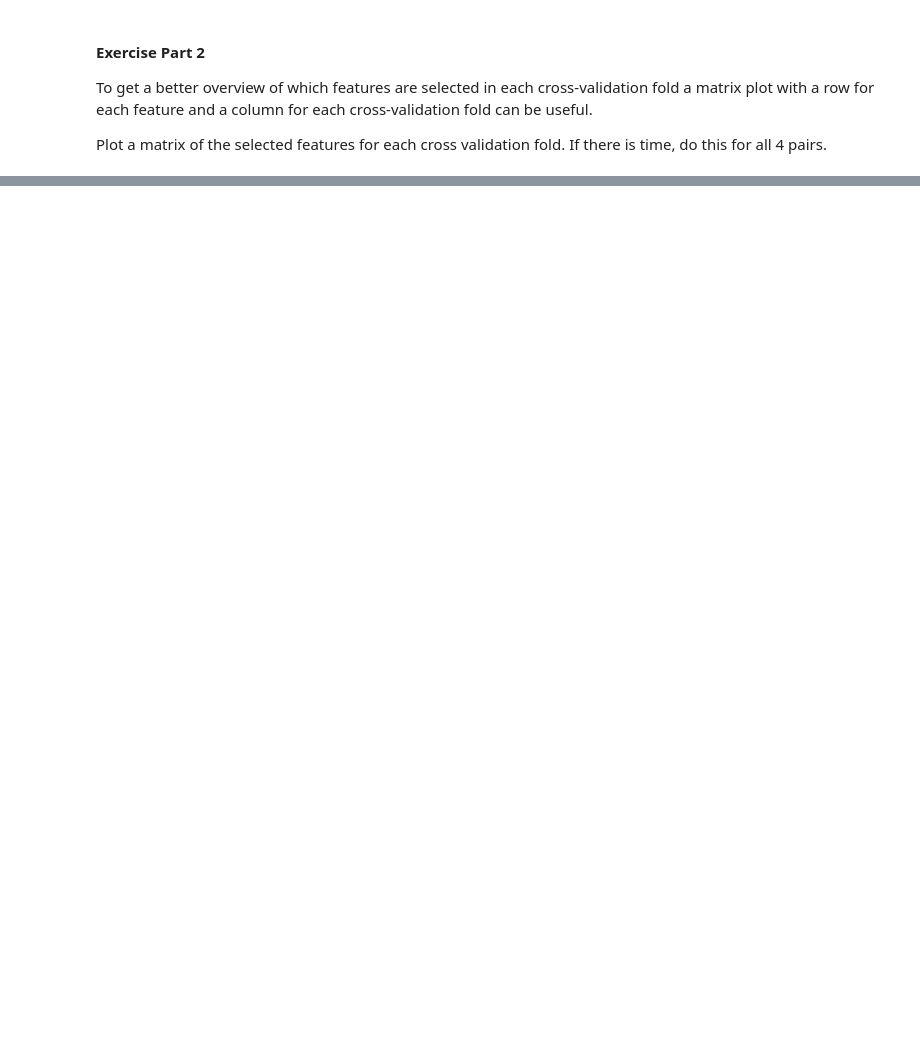
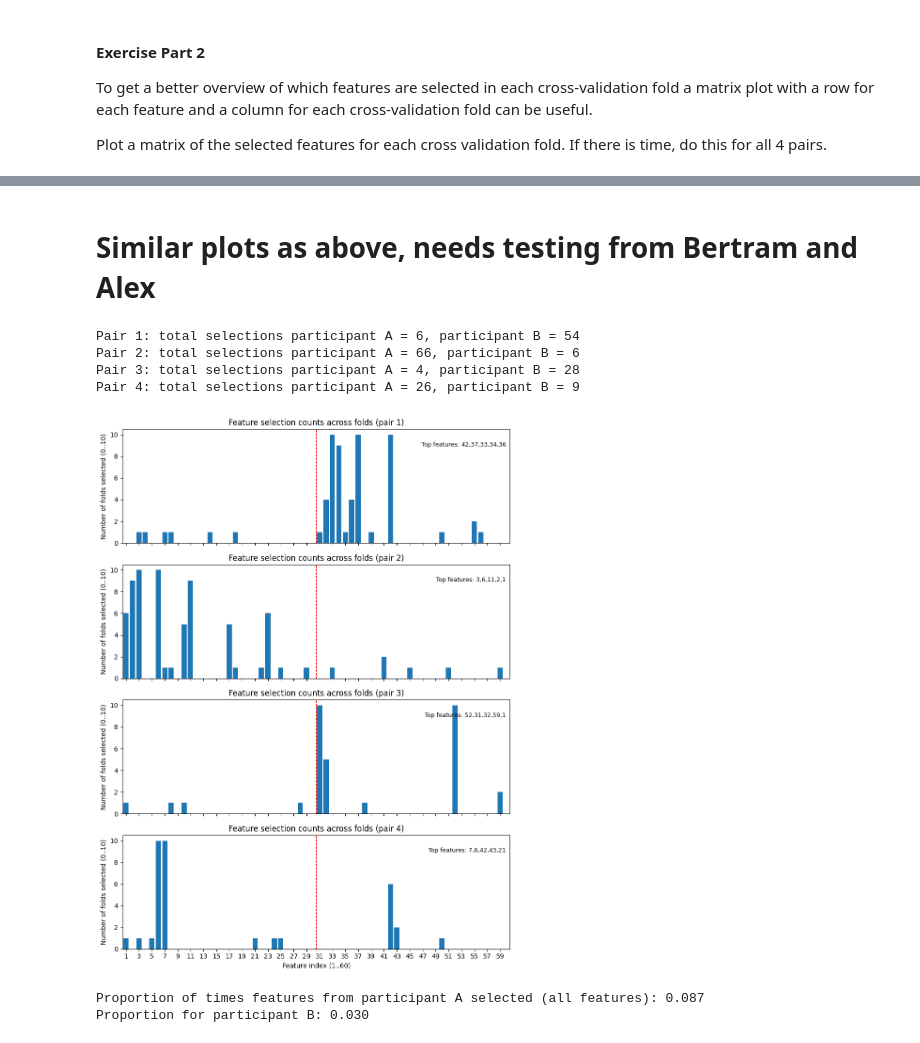
Before and after one commit to CarlaZdravkovicHugod/recall_miniproject_02464, a Jupyter notebook: miniproject2/logistic_regression_classification_2025_weeks8&9.ipynb, the cells around one changed output, grey strips where cells are left out. Cells and saved outputs as stored; diff of their text form; code cells hidden in the pictures; blank space fills up the shorter version.

```diff
--- a/miniproject2/logistic_regression_classification_2025_weeks8&9.ipynb
+++ b/miniproject2/logistic_regression_classification_2025_weeks8&9.ipynb
@@ -181,0 +183,16 @@ for p in range(n_pairs):
+# %%
+# Get accuracy
+for p in range(n_pairs):
+    n_features = features[p].shape[1]
+    selection_matrix = np.zeros((n_features, K))
+
+    for k in range(K):
+        selected_features = sfs_features[p][k]
+        selection_matrix[selected_features, k] = 1
+
+    # Count selections for participant A (features 0-29) and B (features 30-59)
+    counts_A = np.sum(selection_matrix[0:30, :])
+    counts_B = np.sum(selection_matrix[30:60, :])
+    print(f'Pair {p+1}:')
+    print(f'Participant A - Selected features count: {counts_A}')
+    print(f'Participant B - Selected features count: {counts_B}')
@@ -204,0 +236,57 @@ h
+# %% [markdown]
+# Similar plots as above, needs testing from Bertram and Alex
+# %%
+# Plot feature selection counts for all pairs
+fig, axes = plt.subplots(n_pairs, 1, figsize=(9, 3 * n_pairs), sharex=True)
+if n_pairs == 1:
+    axes = [axes]
+
+for p in range(n_pairs):
+    n_features = features[p].shape[1]
+    selection_matrix = np.zeros((n_features, K))
+
+    for k in range(K):
+        try:
+            sel = sfs_features[p][k]
+            if sel is None or len(sel) == 0:
+                continue
+            selection_matrix[sel, k] = 1
+        except Exception:
+            continue
+
+    selection_counts = selection_matrix.sum(axis=1)  # 0..K how many folds selected
+    counts_A = int(selection_counts[:30].sum())
+    counts_B = int(selection_counts[30:].sum())
+    print(f'Pair {p+1}: total selections participant A = {counts_A}, participant B = {counts_B}')
+
+    ax = axes[p]
+    ax.bar(np.arange(1, n_features + 1), selection_counts, color='C0')
+    ax.axvline(30.5, color='red', linestyle='--', linewidth=1)  # boundary between participants
+    ax.set_xlim(0.5, n_features + 0.5)
+    ax.set_ylim(0, K + 0.5)
+    ax.set_title(f'Feature selection counts across folds (pair {p+1})')
+    ax.set_ylabel('Number of folds selected (0..10)')
+    # highlight top features
+    top_idx = np.argsort(selection_counts)[-5:][::-1] + 1
+    ax.set_xticks(np.arange(1, n_features + 1, 2))
+    ax.annotate('Top features: ' + ','.join(map(str, top_idx)),
+                xy=(0.99, 0.85), xycoords='axes fraction', ha='right', fontsize=9)
+
+axes[-1].set_xlabel('Feature index (1..60)')
+plt.tight_layout()
+plt.show()
+# %% [output]
+Pair 1: total selections participant A = 6, participant B = 54
+Pair 2: total selections participant A = 66, participant B = 6
+Pair 3: total selections participant A = 4, participant B = 28
+Pair 4: total selections participant A = 26, participant B = 9
+[figure, added]
+# %%
+# Proportions per participant:
+prop_A = counts_A / (30 * K)
+prop_B = counts_B / (30 * K)
+print(f'Proportion of times features from participant A selected (all features): {prop_A:.3f}')
+print(f'Proportion for participant B: {prop_B:.3f}')
+# %% [output]
+Proportion of times features from participant A selected (all features): 0.087
+Proportion for participant B: 0.030
```
Also changed, not shown: parts of 7 cells of this notebook.
